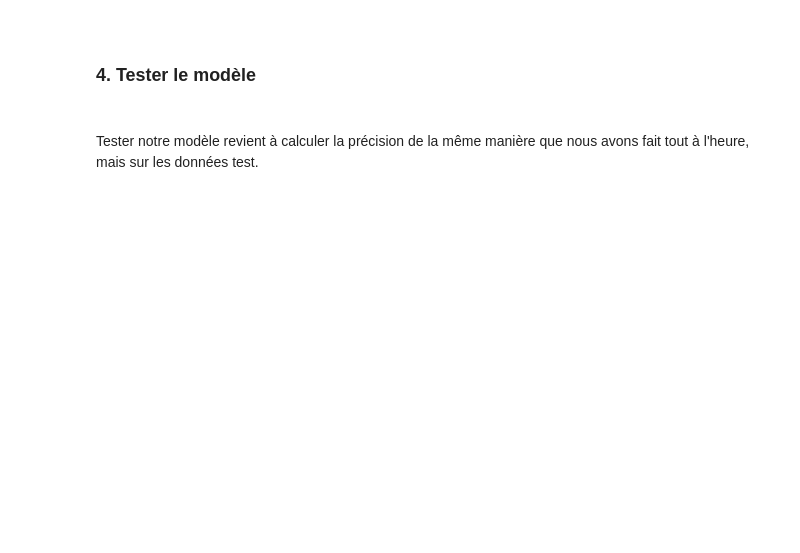
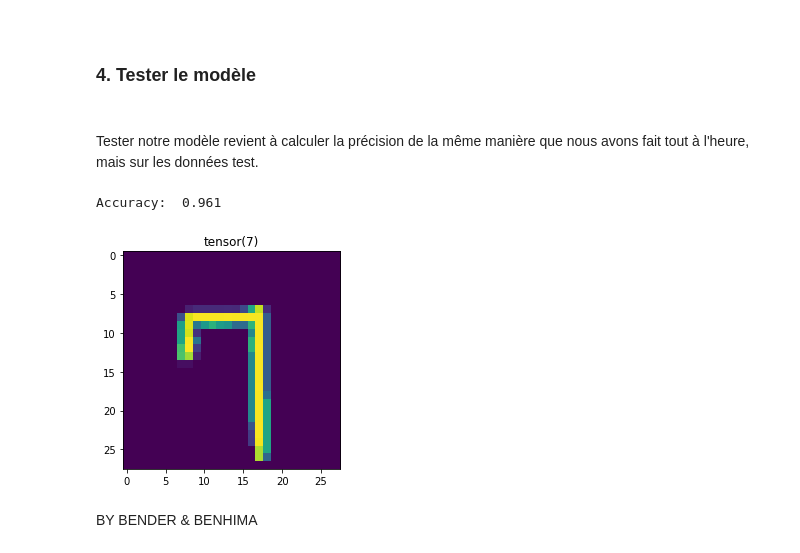
Before and after one commit to 11bender/IA_labs, a Jupyter notebook: Lab2_AI_NN.ipynb, the cells around one changed output. Drawn from its saved outputs; the diff is of its cells as text; code cells hidden in the pictures; blank space fills up the shorter version.

```diff
--- a/Lab2_AI_NN.ipynb
+++ b/Lab2_AI_NN.ipynb
@@ -395,4 +524,5 @@ Dans la fonction forward, on utilisera le module **torch.nn.Functional** qui con
 # %%
 # Instancier votre NN
+net = Net()
 # %%
 # Vérifier que vous avez le même nombre de paramètres que le premier NN
@@ -419,2 +561,3 @@ Une bonne pratique est d'afficher les valeurs de coût et de précision pour cha
 # %%
 # Définir le nombre d'epochs. Commencer petit.
+ep = 4
@@ -470,0 +564,24 @@ Une bonne pratique est d'afficher les valeurs de coût et de précision pour cha
+# %%
+# boucle d'apprentissage:
+for epoch in range(ep):
+    for data in train_DL:
+        feature, label = data
+        net.zero_grad()
+        output = net(feature.view(-1, 28*28))
+        loss = F.nll_loss(output, label)
+        loss.backward()
+        optimizer.step()
+print(loss)
+
+# boucle de validation:
+correct = 0
+total = 0
+with torch.no_grad():
+    for data in validation_DL:
+        feature, label = data
+        output = net(feature.view(-1, 28*28))
+        for idx, i in enumerate(output):
+            if torch.argmax(i) == label[idx]:
+                correct += 1
+            total += 1
+print("Accuracy: ", round(correct/total, 3))
@@ -500,0 +596,24 @@ Une bonne pratique est d'afficher les valeurs de coût et de précision pour cha
+# %%
+# boucle de test:
+correct = 0
+total = 0
+with torch.no_grad():
+    for data in validation_DL:
+        feature, label = data
+        output = net(feature.view(-1, 28*28))
+        for idx, i in enumerate(output):
+            if torch.argmax(i) == label[idx]:
+                correct += 1
+            total += 1
+print("Accuracy: ", round(correct/total, 3))
+# %% [output]
+Accuracy:  0.961
+# %%
+import matplotlib.pyplot as plt
+plt.imshow(feature[0].view(28,28))
+plt.title(torch.argmax(net(feature[0].view(-1, 28*28))))
+plt.show()
+# %% [output]
+[figure, added]
+# %% [markdown]
+BY BENDER & BENHIMA
```
Also changed, not shown: parts of 51 cells of this notebook.
